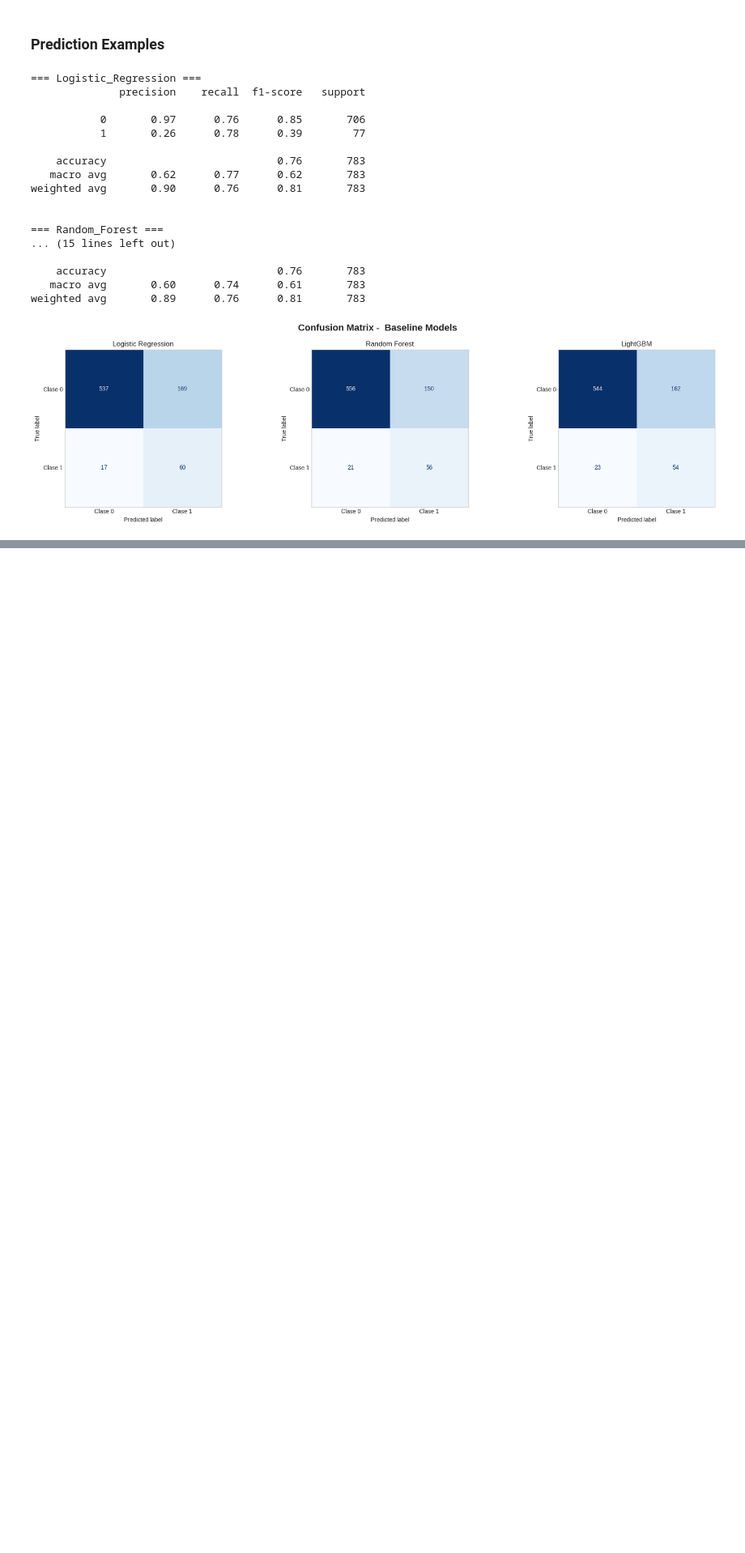
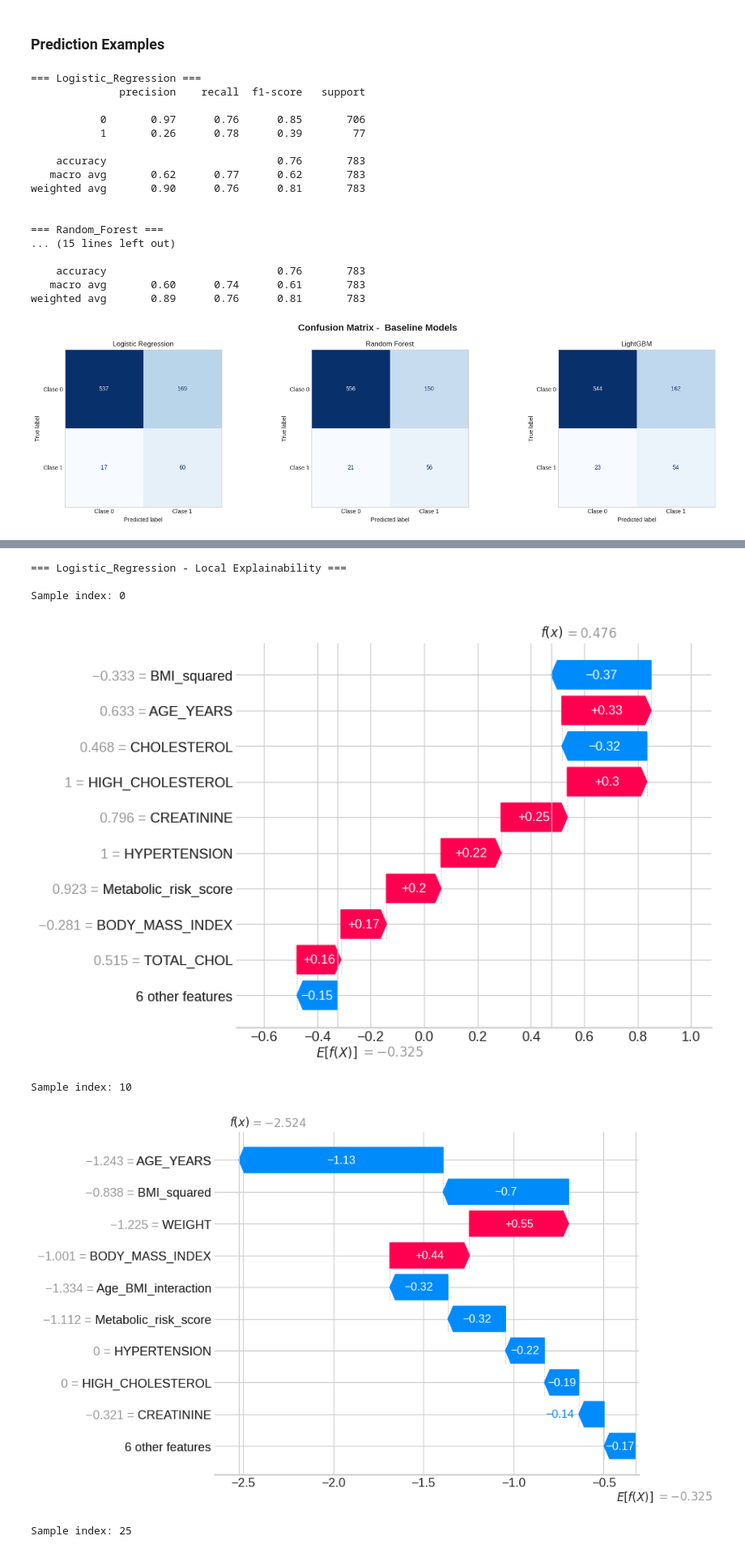
Before and after one commit to FrancoPalavicinoG/cellia, a Jupyter notebook: notebooks/06_baseline_model_predictions.ipynb, the cells around one changed output, grey strips where cells are left out. Shown at 81% size. Drawn from its saved outputs; the diff is of its cells as text; code cells hidden in the pictures; blank space fills up the shorter version.

```diff
--- a/notebooks/06_baseline_model_predictions.ipynb
+++ b/notebooks/06_baseline_model_predictions.ipynb
@@ -121,0 +178,52 @@ plt.show()
+# %%
+example_indices = [0, 10, 25]
+
+for name, model in loaded_models.items():
+    print(f"\n=== {name} - Local Explainability ===")
+
+    # Logistic Regression
+    if name == "Logistic_Regression":
+        explainer = shap.Explainer(model, X_train)
+        for i in example_indices:
+            x_i = X_test.iloc[i:i+1]
+            shap_values = explainer(x_i)
+            print(f"\nSample index: {i}")
+            shap.plots.waterfall(shap_values[0])
+            plt.close()
+
+    # Tree-based models (RandomForest, LightGBM)
+    else:
+        explainer = shap.TreeExplainer(model)
+        for i in example_indices:
+            x_i = X_test.iloc[i:i+1]
+            shap_values = explainer(x_i)
+
+            # RandomForest (sklearn) -> shape 3D
+            if len(shap_values.values.shape) == 3:
+
+                shap_exp_class1 = shap.Explanation(
+                    values=shap_values.values[0,:,1],
+                    base_values=shap_values.base_values[0,1],
+                    data=x_i.values[0],
+                    feature_names=x_i.columns.tolist()
+                )
+            else:
+                # LightGBM -> shape 2D
+                shap_exp_class1 = shap.Explanation(
+                    values=shap_values.values[0],
+                    base_values=shap_values.base_values[0],
+                    data=x_i.values[0],
+                    feature_names=x_i.columns.tolist()
+                )
+
+            print(f"\nSample index: {i}")
+            shap.plots.waterfall(shap_exp_class1)
+            plt.close()
+# %% [output]
+=== Logistic_Regression - Local Explainability ===
+
+Sample index: 0
+[figure, added]
+Sample index: 10
+[figure, added]
+Sample index: 25
```
Also changed, not shown: parts of 10 cells of this notebook.
